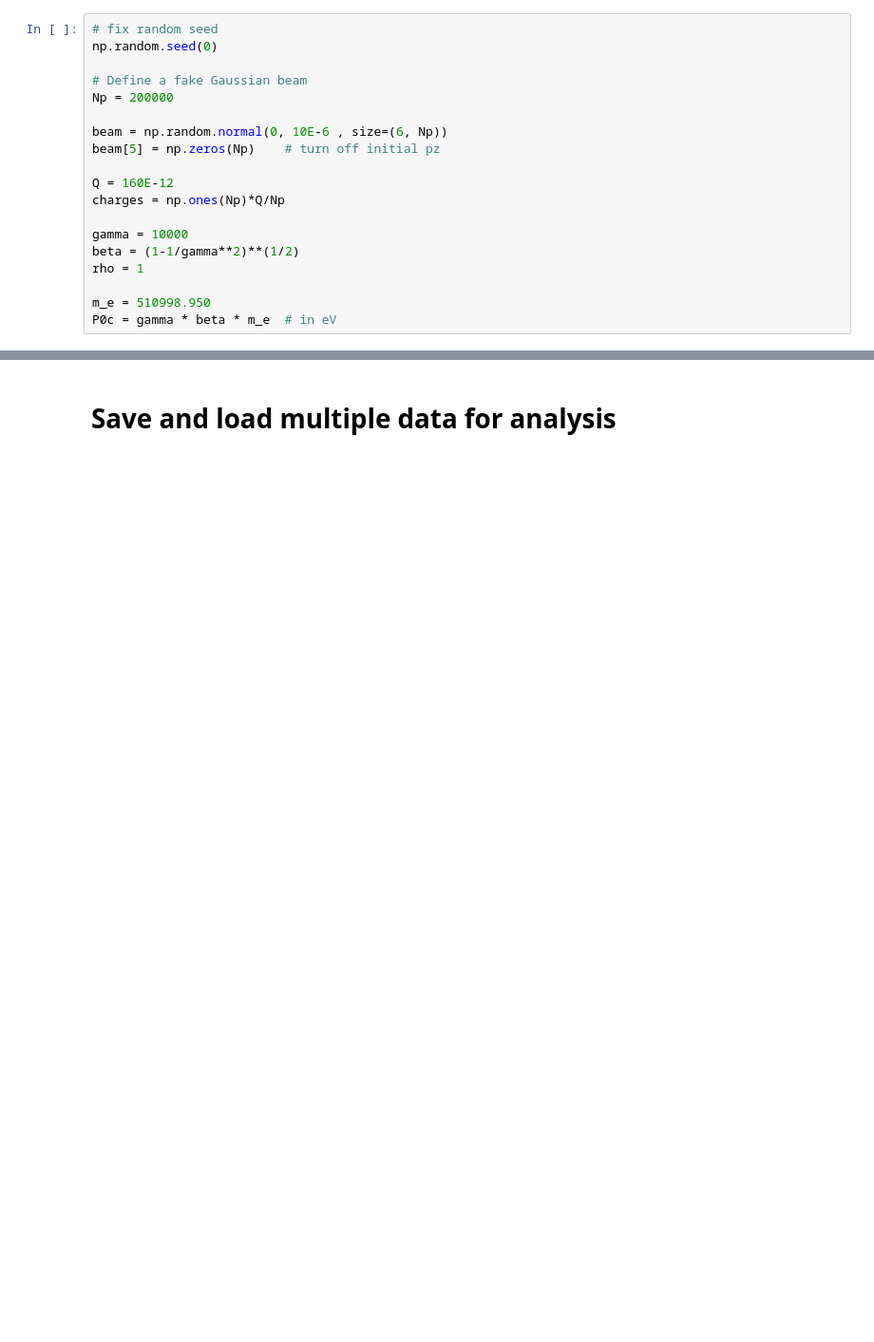
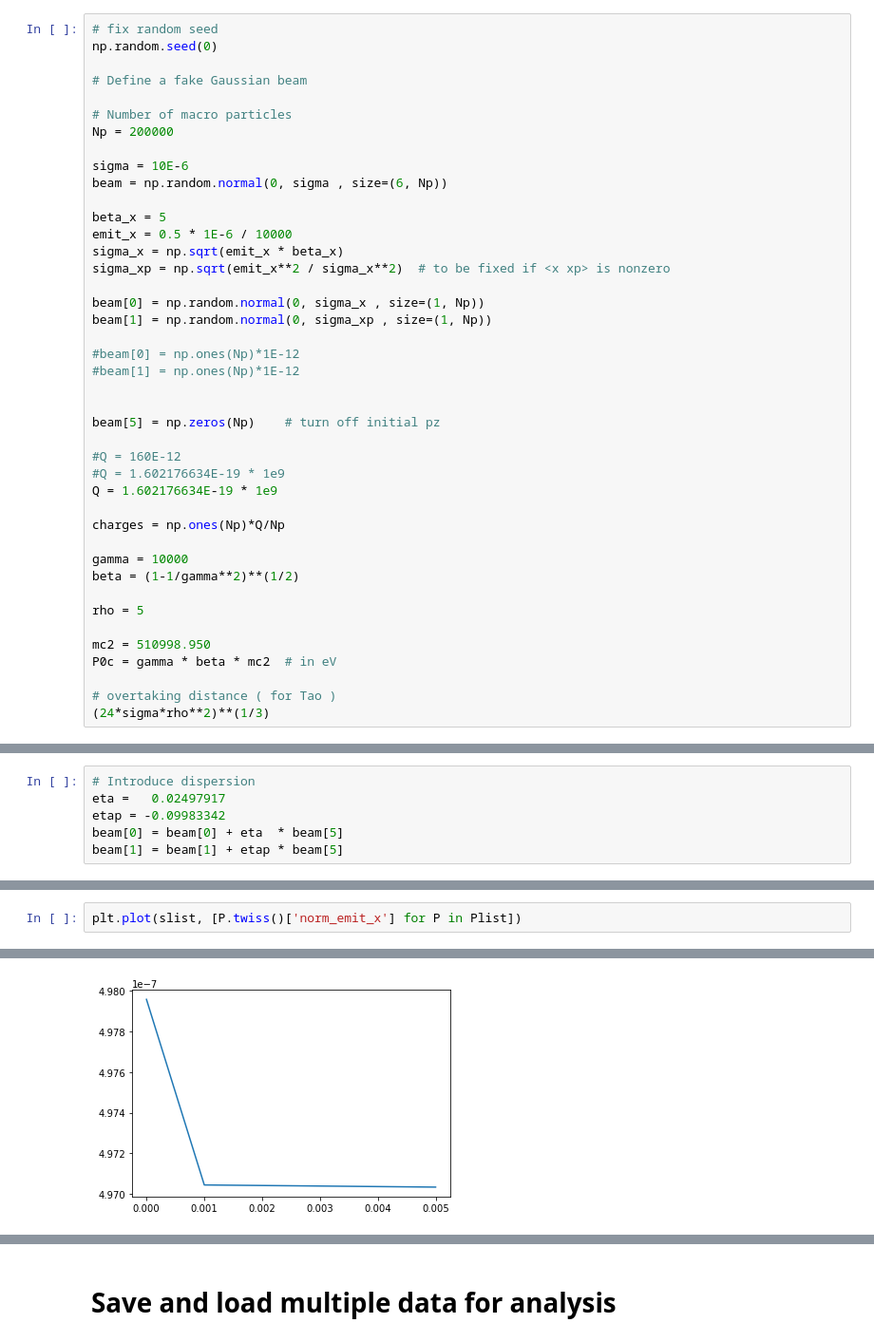
Before and after one commit to weiyuanlou/PyCSR2D, a Jupyter notebook: gathering/csr_test.ipynb, the cells around one changed output, grey strips where cells are left out. Shown at 95% size. Saved outputs shown, nothing was run; the diff lists cells and outputs as text; blank space fills up the shorter version.

```diff
--- a/gathering/csr_test.ipynb
+++ b/gathering/csr_test.ipynb
@@ -16,17 +17,40 @@ from pmd_beamphysics.plot import marginal_plot, density_plot
 np.random.seed(0)
 
 # Define a fake Gaussian beam
+
+# Number of macro particles
 Np = 200000
 
-beam = np.random.normal(0, 10E-6 , size=(6, Np))
+sigma = 10E-6
+beam = np.random.normal(0, sigma , size=(6, Np))
+
+beta_x = 5
+emit_x = 0.5 * 1E-6 / 10000
+sigma_x = np.sqrt(emit_x * beta_x)
+sigma_xp = np.sqrt(emit_x**2 / sigma_x**2)  # to be fixed if <x xp> is nonzero
+
+beam[0] = np.random.normal(0, sigma_x , size=(1, Np))
+beam[1] = np.random.normal(0, sigma_xp , size=(1, Np))
+
+#beam[0] = np.ones(Np)*1E-12
+#beam[1] = np.ones(Np)*1E-12
+
+
 beam[5] = np.zeros(Np)    # turn off initial pz
 
-Q = 160E-12
+#Q = 160E-12
+#Q = 1.602176634E-19 * 1e9
+Q = 1.602176634E-19 * 1e9
+
 charges = np.ones(Np)*Q/Np
 
 gamma = 10000
 beta = (1-1/gamma**2)**(1/2)
-rho = 1
 
-m_e = 510998.950
-P0c = gamma * beta * m_e  # in eV
+rho = 5
+
+mc2 = 510998.950
+P0c = gamma * beta * mc2  # in eV
+
+# overtaking distance ( for Tao )
+(24*sigma*rho**2)**(1/3)
@@ -32,0 +63,6 @@ P0c = gamma * beta * m_e  # in eV
+# %%
+# Introduce dispersion
+eta =   0.02497917
+etap = -0.09983342
+beam[0] = beam[0] + eta  * beam[5]
+beam[1] = beam[1] + etap * beam[5]
@@ -80,0 +175,3 @@ Running 20 th loop...
+# %%
+plt.plot(slist, [P.twiss()['norm_emit_x'] for P in Plist])
+# %% [output]
@@ -80,0 +179 @@ Running 20 th loop...
+[figure, added]
```
Also changed, not shown: parts of 62 cells of this notebook, 5 other files.
